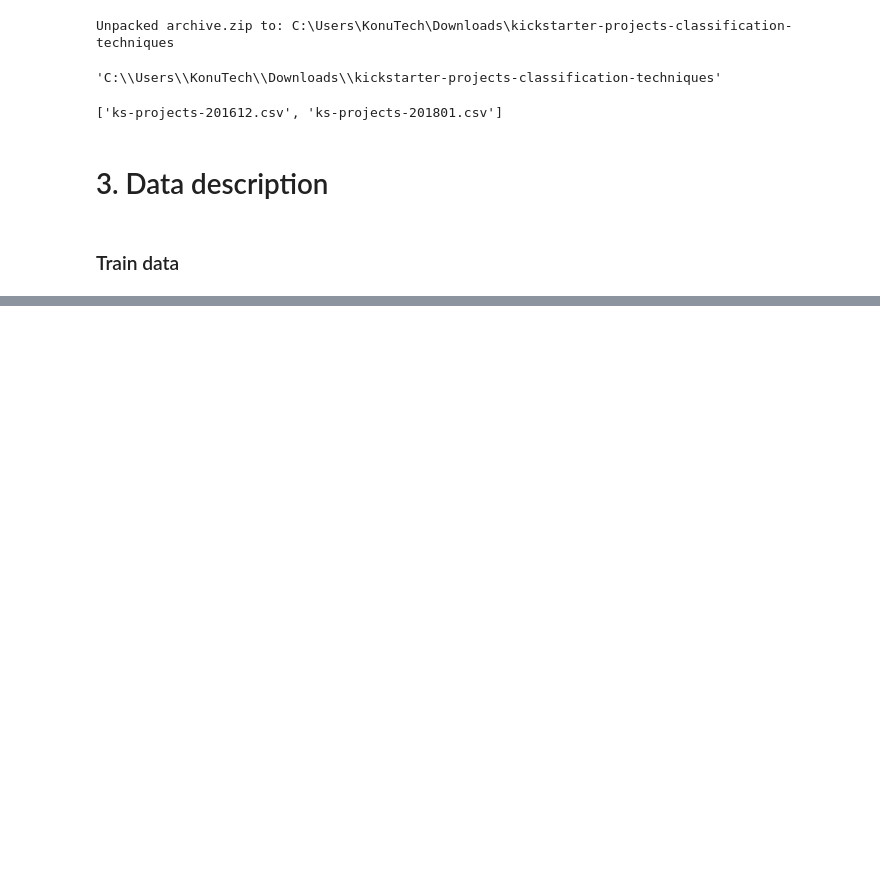
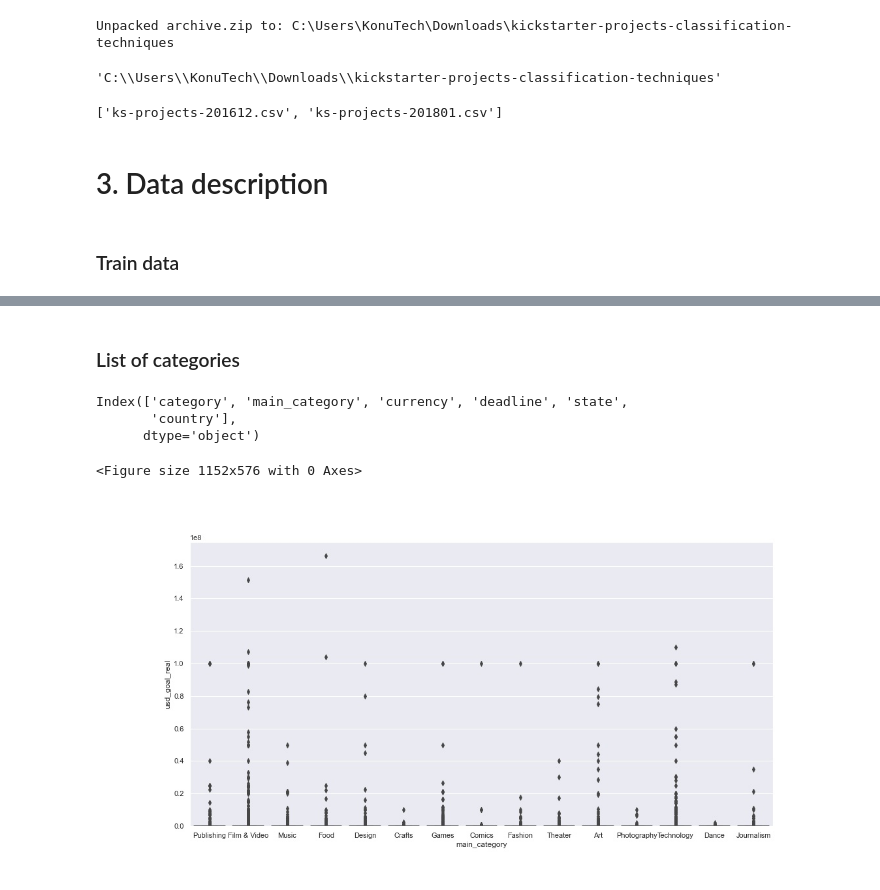
Before and after one commit to KonuTech/kickstarter-projects-classification-techniques, a Jupyter notebook: classification.ipynb, the cells around one changed output, grey strips where cells are left out. Cells and saved outputs as stored; diff of their text form; code cells hidden in the pictures; blank space fills up the shorter version.

```diff
--- a/classification.ipynb
+++ b/classification.ipynb
@@ -67,0 +204,22 @@ memory usage: 43.3+ MB
+# %% [markdown]
+### List of categories
+# %%
+categories = ks_projects.select_dtypes(include=["object"]).columns
+categories
+# %% [output]
+Index(['category', 'main_category', 'currency', 'deadline', 'state',
+       'country'],
+      dtype='object')
+# %%
+f, ax = plt.subplots(figsize=(16, 8))
+fig = sns.boxplot(x="main_category", y="usd_goal_real", data=ks_projects)
+#fig = sns.swarmplot(x='main_category', y="usd_goal_real", data=ks_projects, color=".25")
+fig.axis(ymin=0);
+fig.figure.savefig("ini_swarm_plot.jpg")
+plt.clf()
+# %% [output]
+<Figure size 1152x576 with 0 Axes>
+# %%
+Image(filename='ini_swarm_plot.jpg')
+# %% [output]
+[figure, added]
```
Also changed, not shown: parts of 18 cells of this notebook, 2 other files.
